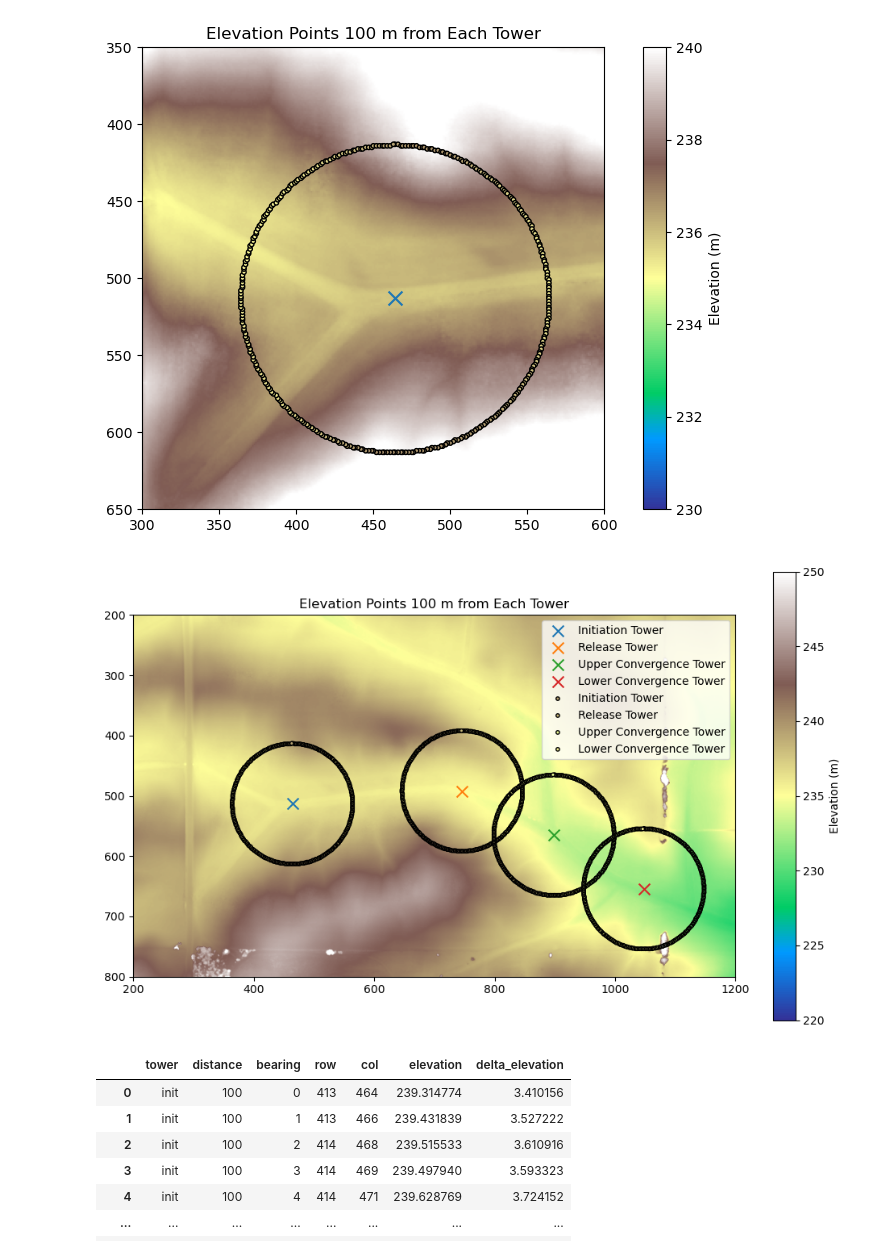
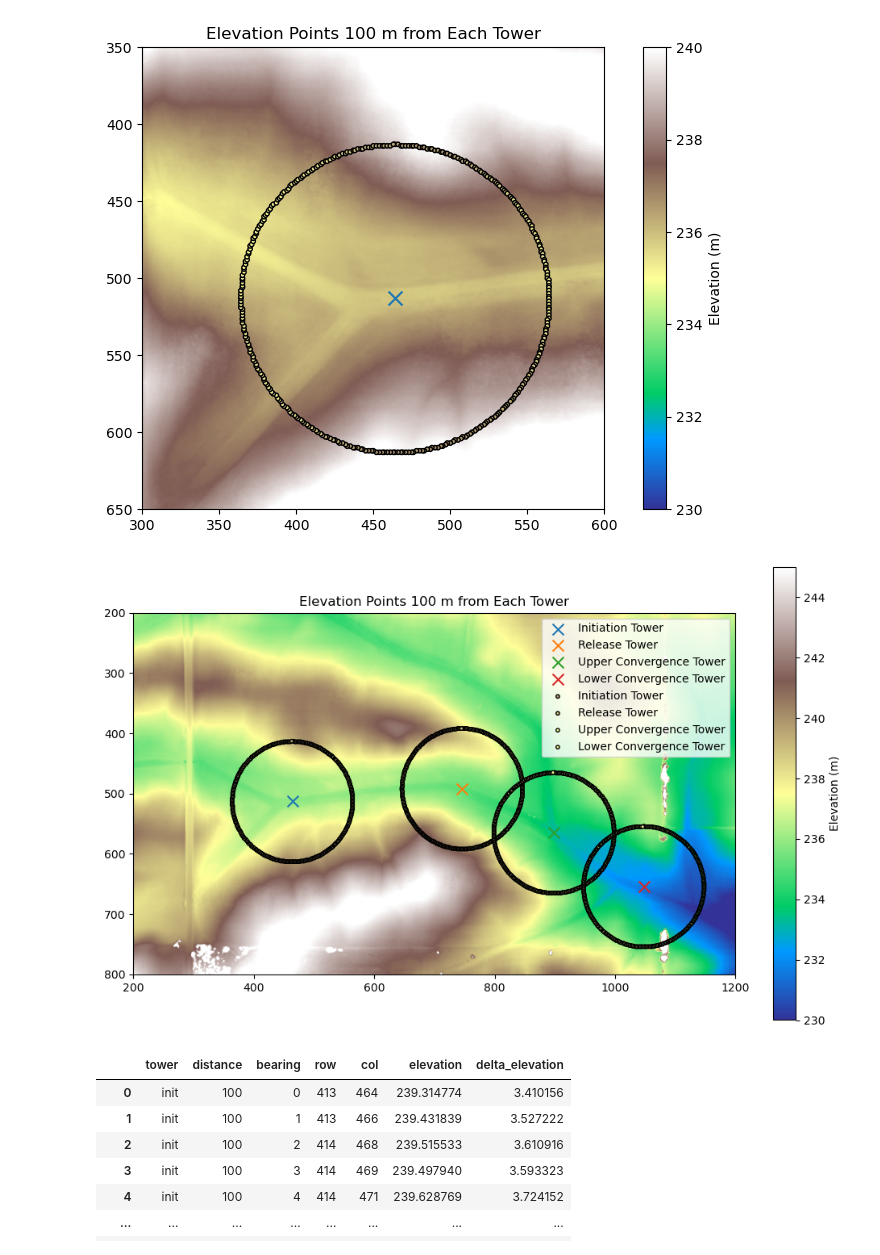
Before and after one commit to marositesUSC/SAVANT, a Jupyter notebook: topography.ipynb, the cells around one changed output. Drawn from its saved outputs; the diff is of its cells as text; code cells hidden in the pictures.

Commit message:
working on histograms.

```diff
--- a/topography.ipynb
+++ b/topography.ipynb
@@ -239,30 +239,30 @@ with rasterio.open(os.path.join(land_dir, dem_1m_proj)) as src:
 # %%
 # Plot elevation points for each tower at 100 m distance
 plt.figure(figsize=(10, 6))
 with rasterio.open(os.path.join(land_dir, dem_1m_proj)) as src:
     elevation = src.read(1)
     transform = src.transform
     bounds = src.bounds
     crs = src.crs
-    plt.imshow(elevation, cmap='terrain', vmin=220, vmax=250)
+    plt.imshow(elevation, cmap='terrain', vmin=230, vmax=245)
     plt.colorbar(label='Elevation (m)')
     for tower, data in towers.items():
         row, col = rasterio.transform.rowcol(transform, data['x_y'][0], data['x_y'][1])
         plt.scatter(col, row, label=data['label'], marker='x', s=100)
     # use the same color bar as the elevation map
     for tower_key in towers.keys():
         tower_points = elevation_points[elevation_points['tower'] == tower_key]
         plt.scatter(tower_points['col'], tower_points['row'], c=tower_points['elevation'], label=towers[tower_key]['label'], s=10, cmap='terrain', vmin=220, vmax=250, edgecolors='black')
     # add colorbar for elevation points
 
     plt.xlim(200, 1200)
     plt.ylim(800, 200)
     plt.legend()
     plt.title('Elevation Points 100 m from Each Tower')
     plt.tight_layout()
     plt.show()
 # %% [output]
-[figure, old version]
+[figure, new version]
 # %%
 elevation_points[elevation_points['distance']==100]
 # %% [output]
```
Also changed, not shown: parts of 15 cells of this notebook, 1 other file.
